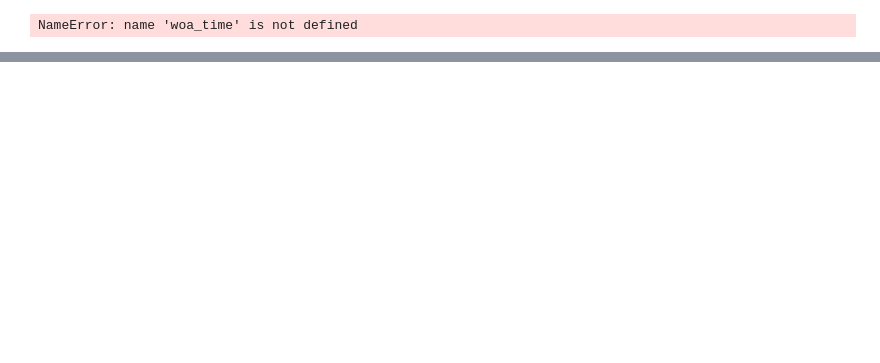
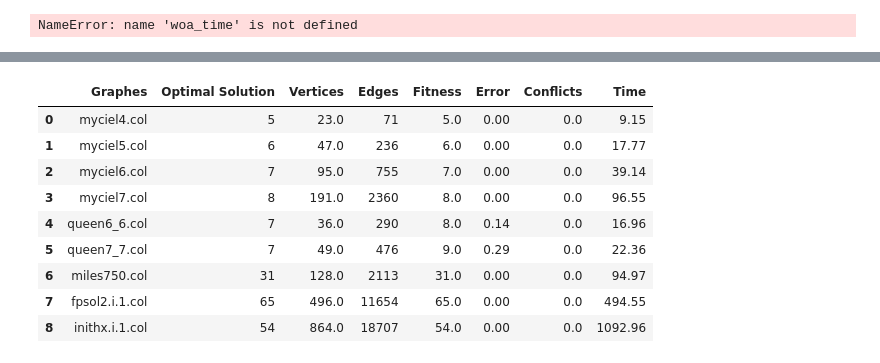
Before and after one commit to HubESI/Optim, a Jupyter notebook: VDWOA.ipynb, the cells around one changed output, grey strips where cells are left out. Saved outputs shown, nothing was run; the diff lists cells and outputs as text; code cells hidden in the pictures; blank space fills up the shorter version.

```diff
--- a/VDWOA.ipynb
+++ b/VDWOA.ipynb
@@ -840,0 +863,23 @@ f.close()
+# %%
+performance_frame = pd.DataFrame({
+    "Graphes" : [graphes[i] for i in range (0 , len(graphes))],
+    "Optimal Solution": [optimal[i] for i in range(len(optimal))],
+    "Vertices": [dimentions[i] for i in range(len(dimentions))],
+    "Edges": [edges[i] for i in range(len(edges)) ],
+    "Fitness": [vdwoa_fitness[i] for i in range(len(vdwoa_fitness))],
+    "Error" : [vdwoa_err[i] for i in range(len(vdwoa_err)) ],
+    "Conflicts": [vdwoa_conflicts[i] for i in range(len(vdwoa_conflicts))],
+    "Time": [vdwoa_time[i] for i in range(len(vdwoa_time))],
+})
+performance_frame
+# %% [output]
+|  | Graphes | Optimal Solution | Vertices | Edges | Fitness | Error | Conflicts | Time |
+| 0 | myciel4.col | 5 | 23.0 | 71 | 5.0 | 0.00 | 0.0 | 9.15 |
+| 1 | myciel5.col | 6 | 47.0 | 236 | 6.0 | 0.00 | 0.0 | 17.77 |
+| 2 | myciel6.col | 7 | 95.0 | 755 | 7.0 | 0.00 | 0.0 | 39.14 |
+| 3 | myciel7.col | 8 | 191.0 | 2360 | 8.0 | 0.00 | 0.0 | 96.55 |
+| 4 | queen6_6.col | 7 | 36.0 | 290 | 8.0 | 0.14 | 0.0 | 16.96 |
+| 5 | queen7_7.col | 7 | 49.0 | 476 | 9.0 | 0.29 | 0.0 | 22.36 |
+| 6 | miles750.col | 31 | 128.0 | 2113 | 31.0 | 0.00 | 0.0 | 94.97 |
+| 7 | fpsol2.i.1.col | 65 | 496.0 | 11654 | 65.0 | 0.00 | 0.0 | 494.55 |
+| 8 | inithx.i.1.col | 54 | 864.0 | 18707 | 54.0 | 0.00 | 0.0 | 1092.96 |
```
Also changed, not shown: parts of 2 cells of this notebook.
